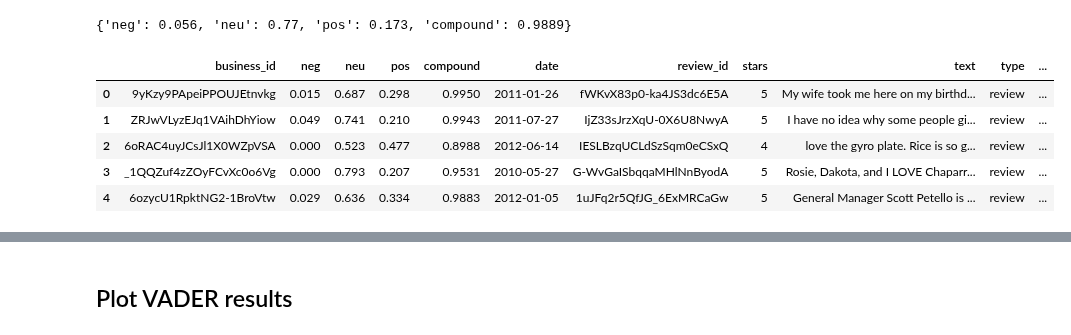
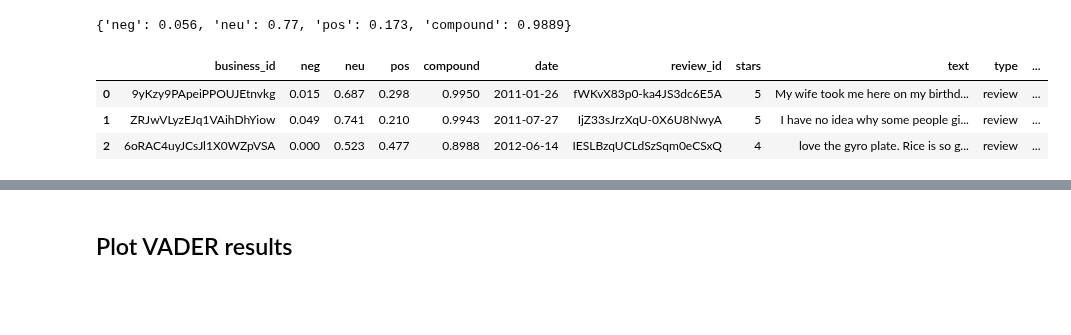
Before and after one commit to cynthialmy/Sentiment-Analysis-with-Scikit-learn, a Jupyter notebook: Complete_Sentiment_Analysis_with_Python.ipynb, the cells around one changed output, grey strips where cells are left out. Drawn from its saved outputs; the diff is of its cells as text; code cells hidden in the pictures; blank space fills up the shorter version.

```diff
--- a/Complete_Sentiment_Analysis_with_Python.ipynb
+++ b/Complete_Sentiment_Analysis_with_Python.ipynb
@@ -804,11 +714,9 @@ vaders = vaders.reset_index().rename(columns={'index': 'business_id'})
 vaders = vaders.merge(data, how='left')
 # %%
 # Now we have sentiment score and metadata
-vaders.head()
+vaders.head(3)
 # %% [output]
 |  | business_id | neg | neu | pos | compound | date | review_id | stars | text | type | ... |
 | 0 | 9yKzy9PApeiPPOUJEtnvkg | 0.015 | 0.687 | 0.298 | 0.9950 | 2011-01-26 | fWKvX83p0-ka4JS3dc6E5A | 5 | My wife took me here on my birthd... | review | ... |
 | 1 | ZRJwVLyzEJq1VAihDhYiow | 0.049 | 0.741 | 0.210 | 0.9943 | 2011-07-27 | IjZ33sJrzXqU-0X6U8NwyA | 5 | I have no idea why some people gi... | review | ... |
 | 2 | 6oRAC4uyJCsJl1X0WZpVSA | 0.000 | 0.523 | 0.477 | 0.8988 | 2012-06-14 | IESLBzqUCLdSzSqm0eCSxQ | 4 | love the gyro plate. Rice is so g... | review | ... |
-| 3 | _1QQZuf4zZOyFCvXc0o6Vg | 0.000 | 0.793 | 0.207 | 0.9531 | 2010-05-27 | G-WvGaISbqqaMHlNnByodA | 5 | Rosie, Dakota, and I LOVE Chaparr... | review | ... |
-| 4 | 6ozycU1RpktNG2-1BroVtw | 0.029 | 0.636 | 0.334 | 0.9883 | 2012-01-05 | 1uJFq2r5QfJG_6ExMRCaGw | 5 | General Manager Scott Petello is ... | review | ... |
```
Also changed, not shown: parts of 39 cells of this notebook.
